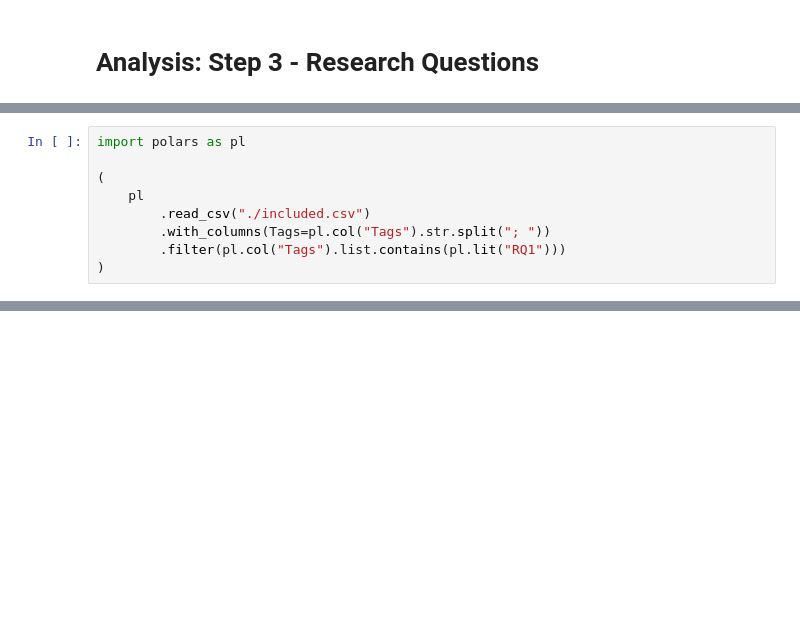
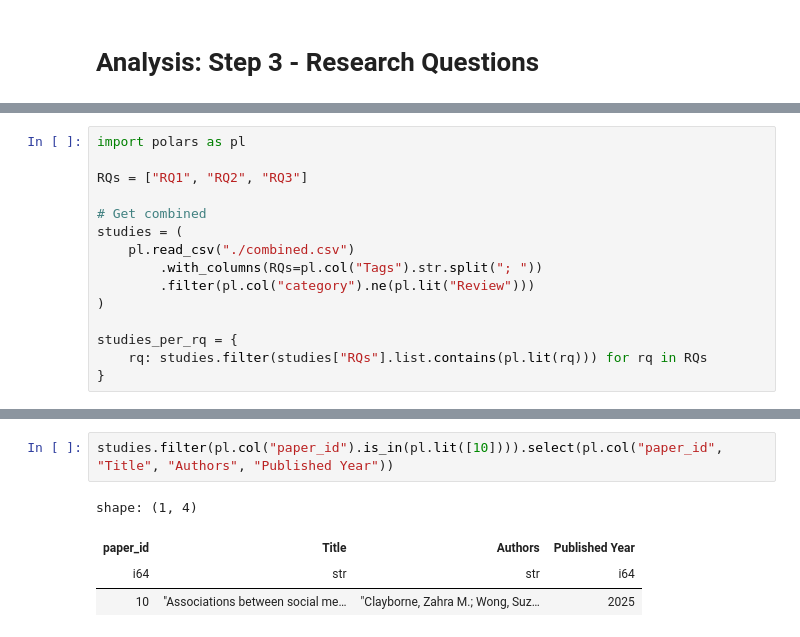
Before and after one commit to HCI-7B-Analysis/Data, a Jupyter notebook: analysis3_rqs.ipynb, the cells around one changed output, grey strips where cells are left out. Drawn from its saved outputs; the diff is of its cells as text; blank space fills up the shorter version.

```diff
--- a/analysis3_rqs.ipynb
+++ b/analysis3_rqs.ipynb
@@ -3,9 +23,15 @@
 # %%
 import polars as pl
 
-(
-    pl
-        .read_csv("./included.csv")
-        .with_columns(Tags=pl.col("Tags").str.split("; "))
-        .filter(pl.col("Tags").list.contains(pl.lit("RQ1")))
+RQs = ["RQ1", "RQ2", "RQ3"]
+
+# Get combined
+studies = (
+    pl.read_csv("./combined.csv")
+        .with_columns(RQs=pl.col("Tags").str.split("; "))
+        .filter(pl.col("category").ne(pl.lit("Review")))
 )
+
+studies_per_rq = {
+    rq: studies.filter(studies["RQs"].list.contains(pl.lit(rq))) for rq in RQs
+}
@@ -26,0 +38,7 @@ shape: (12, 16)
+# %%
+studies.filter(pl.col("paper_id").is_in(pl.lit([10]))).select(pl.col("paper_id", "Title", "Authors", "Published Year"))
+# %% [output]
+shape: (1, 4)
+| paper_id | Title | Authors | Published Year |
+| i64 | str | str | i64 |
+| 10 | "Associations between social me… | "Clayborne, Zahra M.; Wong, Suz… | 2025 |
```
Also changed, not shown: parts of 2 cells of this notebook, 13 other files.
